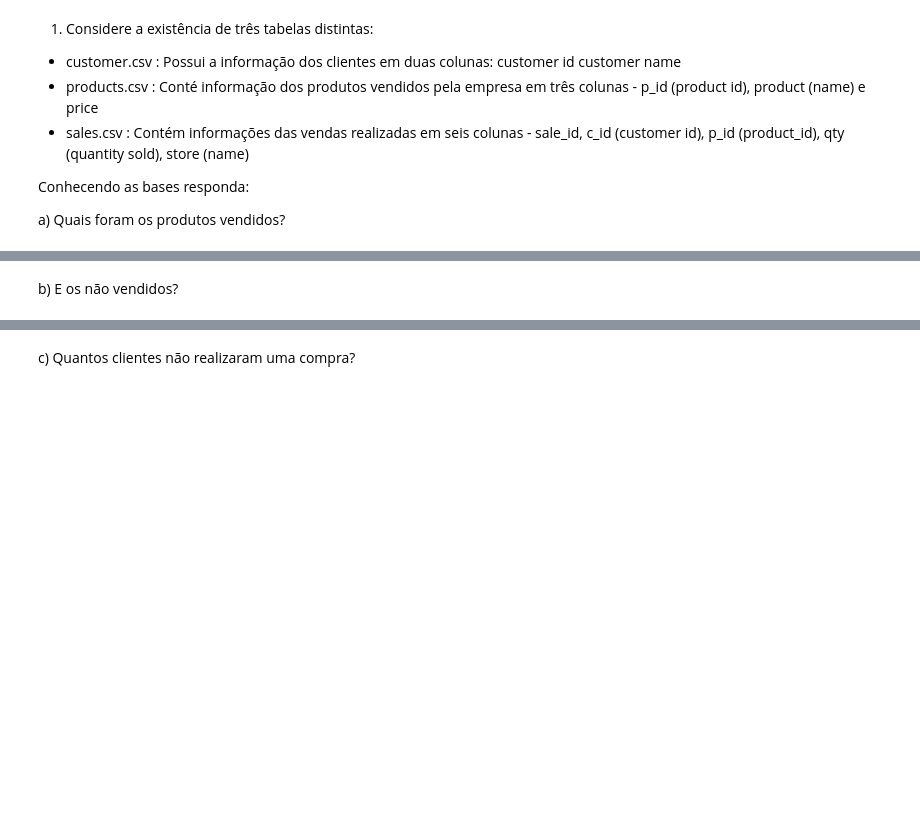
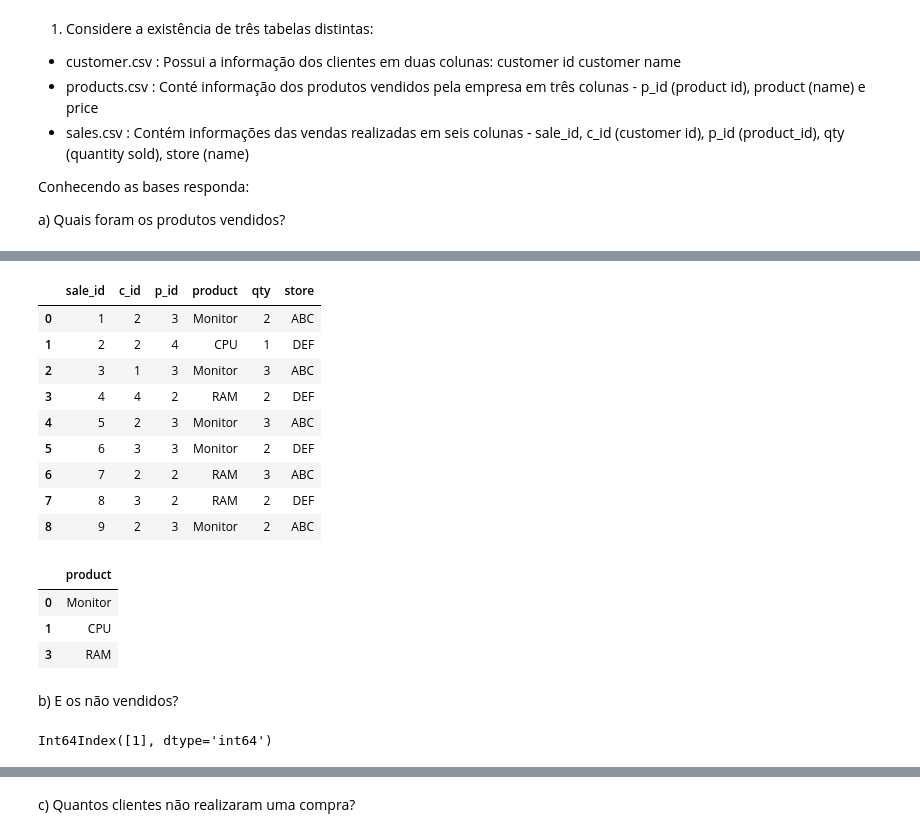
Before and after one commit to patriciacatandi/Lets_Code_Alunos, a Jupyter notebook: 02_Ferramentas_Programação/03_Pandas/Aula_4_-_Groupby_Merge.ipynb, the cells around one changed output, grey strips where cells are left out. Saved outputs shown, nothing was run; the diff lists cells and outputs as text; code cells hidden in the pictures; blank space fills up the shorter version.

```diff
--- a/02_Ferramentas_Programação/03_Pandas/Aula_4_-_Groupby_Merge.ipynb
+++ b/02_Ferramentas_Programação/03_Pandas/Aula_4_-_Groupby_Merge.ipynb
@@ -415,2 +455,23 @@ a) Quais foram os produtos vendidos?
+# %%
+sales
+# %% [output]
+|  | sale_id | c_id | p_id | product | qty | store |
+| 0 | 1 | 2 | 3 | Monitor | 2 | ABC |
+| 1 | 2 | 2 | 4 | CPU | 1 | DEF |
+| 2 | 3 | 1 | 3 | Monitor | 3 | ABC |
+| 3 | 4 | 4 | 2 | RAM | 2 | DEF |
+| 4 | 5 | 2 | 3 | Monitor | 3 | ABC |
+| 5 | 6 | 3 | 3 | Monitor | 2 | DEF |
+| 6 | 7 | 2 | 2 | RAM | 3 | ABC |
+| 7 | 8 | 3 | 2 | RAM | 2 | DEF |
+| 8 | 9 | 2 | 3 | Monitor | 2 | ABC |
+# %%
+vendidos = sales[['product']].drop_duplicates()
+vendidos
+# %% [output]
+|  | product |
+| 0 | Monitor |
+| 1 | CPU |
+| 3 | RAM |
 # %% [markdown]
 b) E os não vendidos?
@@ -416,0 +480,4 @@ b) E os não vendidos?
+# %%
+products[products["product"] == "RAM"].index
+# %% [output]
+Int64Index([1], dtype='int64')
```
Also changed, not shown: parts of 10 cells of this notebook.
